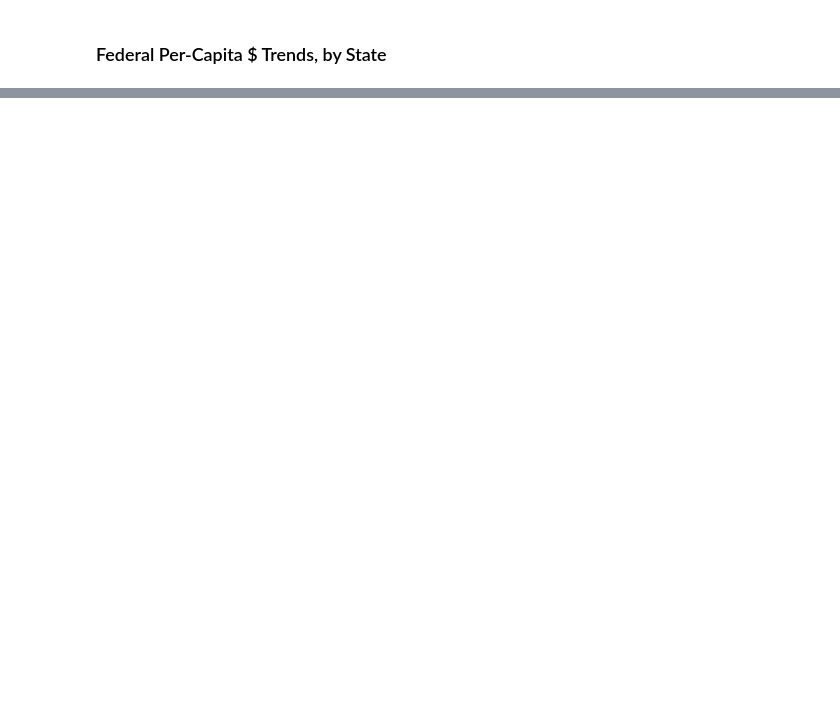
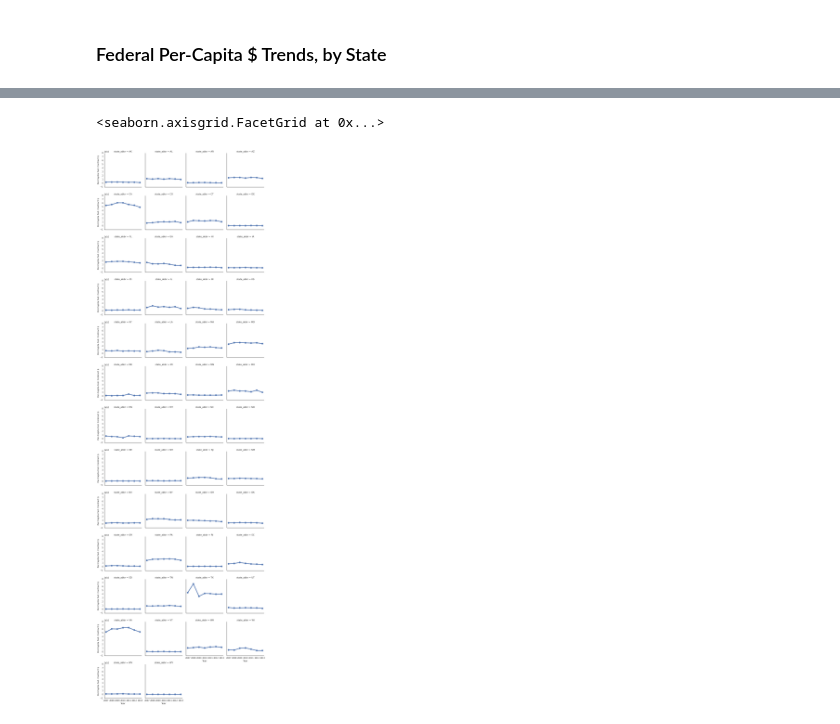
Before and after one commit to bsweger/nerdsummit, a Jupyter notebook: State Smart - Federal Funds in 50 States.ipynb, the cells around one changed output, grey strips where cells are left out. Drawn from its saved outputs; the diff is of its cells as text; code cells hidden in the pictures; blank space fills up the shorter version.

```diff
--- a/State Smart - Federal Funds in 50 States.ipynb
+++ b/State Smart - Federal Funds in 50 States.ipynb
@@ -237,0 +307,25 @@ sns.factorplot('year', 'amount', 'type', ma, kind='point', palette="OrRd")
+# %%
+stateus_pc = viz2[['State', 'Year', 'Per-Person Total']]
+#limit DataFrame to years where we have data for all 4 ways that federal $ go to states
+stateus_pc = stateus_pc[(stateus_pc['Year'].isin([2007, 2008, 2009, 2010, 2011])) & (~stateus_pc['State'].isin(['DC']))]
+print stateus_pc.head()
+#get rid of DC
+us = stateus_pc[stateus_pc['State']=='US']
+us = us.rename(columns={'Per-Person Total' : 'US Per-Person Total'})
+stateus_pc = stateus_pc[stateus_pc['State']<>'US']
+stateus_pc = pd.merge(
+    stateus_pc, us,
+    left_on=['Year'], right_on=['Year'],
+    suffixes=('', '_US'))
+stateus_pc = stateus_pc[['State', 'Year', 'Per-Person Total', 'US Per-Person Total']]
+stateus_pc = pd.melt(
+    stateus_pc,
+    id_vars=['Year', 'State'],
+    var_name = 'Type', value_name = 'Amount')
+sns.set(style="white")
+sns.factorplot(
+    'Year', 'Amount', 'Type',
+    stateus_pc,
+    col='State', col_wrap=4, kind='point',
+    legend_out=True
+    )
@@ -237,0 +343,3 @@ sns.factorplot('year', 'amount', 'type', ma, kind='point', palette="OrRd")
+# %%
+contracts = pd.read_csv('data/fed_contract_totals.txt')
+contracts.head()
@@ -238,8 +353,8 @@ sns.factorplot('year', 'amount', 'type', ma, kind='point', palette="OrRd")
 # %%
-year = [2007,2008,2009,2010,2011]
-viz = all[all['year'].isin(year)]
-viz = viz[~viz['state_abbr'].isin(['DC'])]
-viz['per_capita'] = viz['total_adj']/viz['pop']
-g = sns.FacetGrid(viz, col='state_abbr', col_wrap=4)
-g.map(sns.pointplot, 'year', 'per_capita')
-g.set_axis_labels("Year", "Per-Capita Fed $")
+contracts = contracts[~contracts['state_abbr'].isin(['DC', 'PR', 'US'])]
+g = sns.FacetGrid(contracts, col='state_abbr', col_wrap=4)
+g.map(sns.pointplot, 'year', 'total_adj')
+g.set_axis_labels("Year", "Per-Capita Fed. Contract $")
+# %% [output]
+<seaborn.axisgrid.FacetGrid at 0x...>
+[figure, added]
```
Also changed, not shown: parts of 14 cells of this notebook.
